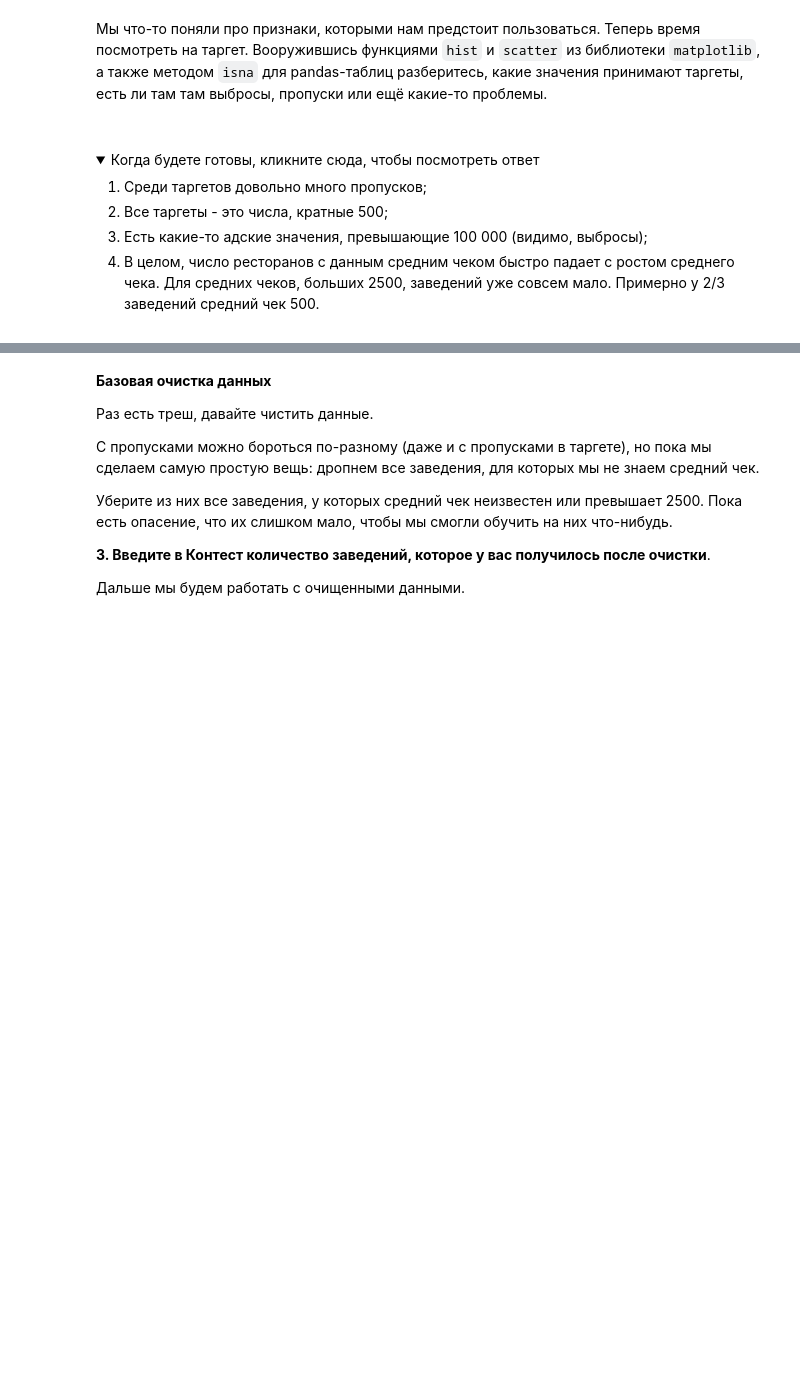
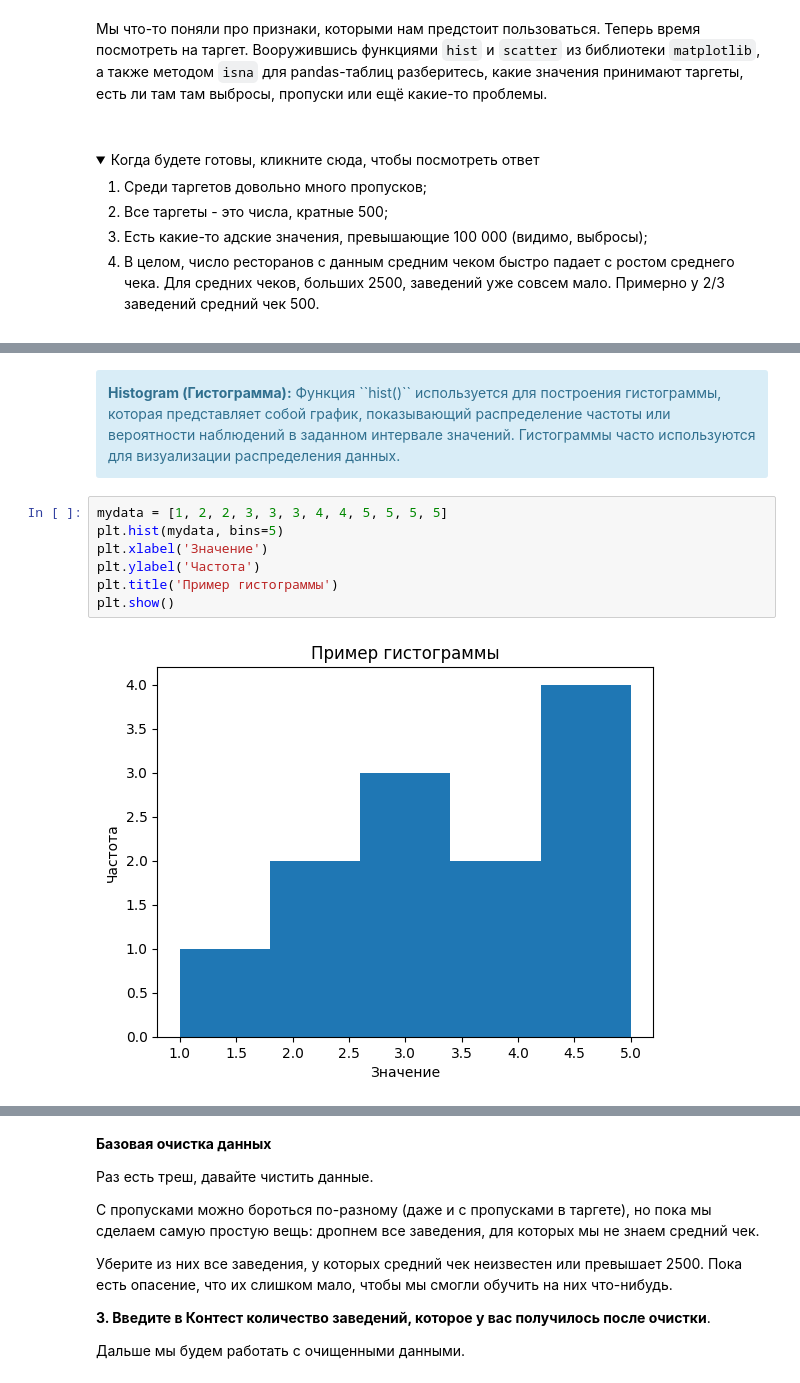
Before and after one commit to mr1necs/Yandex-ML-Contest, a Jupyter notebook: yandex-ml-contest.ipynb, the cells around one changed output, grey strips where cells are left out. Saved outputs shown, nothing was run; the diff lists cells and outputs as text; folded sections open; blank space fills up the shorter version.

```diff
--- a/yandex-ml-contest.ipynb
+++ b/yandex-ml-contest.ipynb
@@ -176,0 +196,13 @@ rubric_dict
+# %% [markdown]
+<div class="alert alert-info">
+<b>Histogram (Гистограмма):</b> Функция ``hist()`` используется для построения гистограммы, которая представляет собой график, показывающий распределение частоты или вероятности наблюдений в заданном интервале значений. Гистограммы часто используются для визуализации распределения данных.
+</div>
+# %%
+mydata = [1, 2, 2, 3, 3, 3, 4, 4, 5, 5, 5, 5]
+plt.hist(mydata, bins=5)
+plt.xlabel('Значение')
+plt.ylabel('Частота')
+plt.title('Пример гистограммы')
+plt.show()
+# %% [output]
+[figure, added]
```
Also changed, not shown: parts of 18 cells of this notebook, 4 other files.
